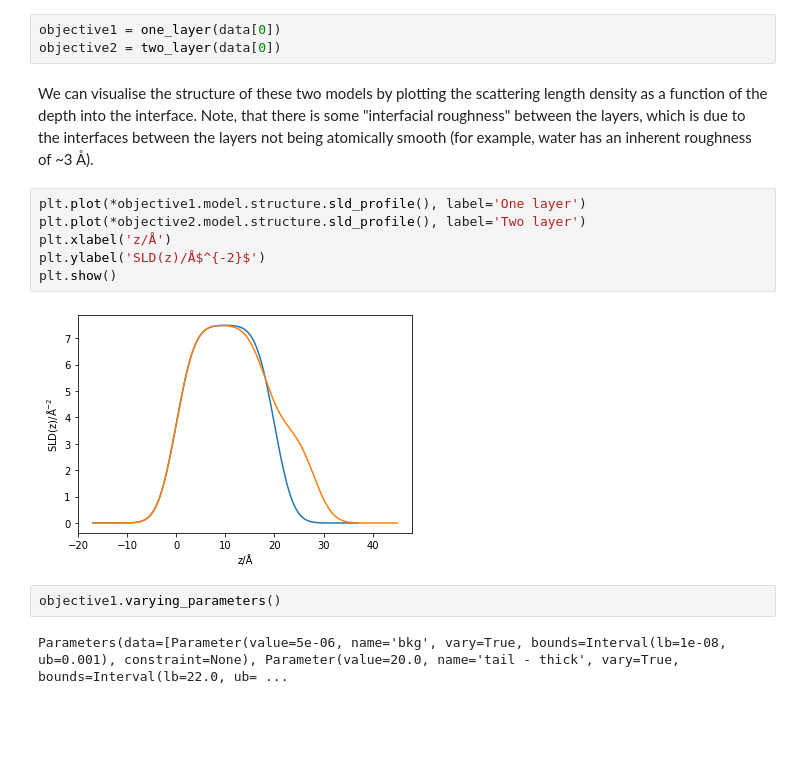
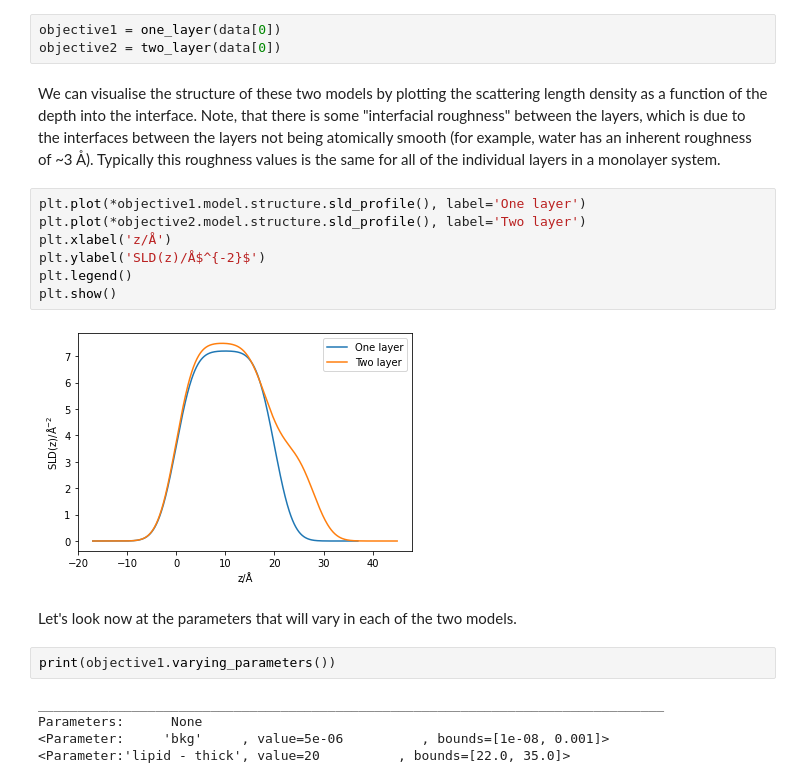
Before and after one commit to arm61/trad_ml_methods, a Jupyter notebook: bayes_exercise.ipynb, the cells around one changed output. Drawn from its saved outputs; the diff is of its cells as text; blank space fills up the shorter version.

Commit message:
finish model selection and hopefully resolve bug in refs

```diff
--- a/bayes_exercise.ipynb
+++ b/bayes_exercise.ipynb
@@ -37,18 +38,25 @@ We can import the fitting objective for each of the layers as shown below.
 # %%
 objective1 = one_layer(data[0])
 objective2 = two_layer(data[0])
-# %% [markdown]
-We can visualise the structure of these two models by plotting the scattering length density as a function of the depth into the interface.
-Note, that there is some "interfacial roughness" between the layers, which is due to the interfaces between the layers not being atomically smooth (for example, water has an inherent roughness of ~3 Å).
-# %%
-plt.plot(*objective1.model.structure.sld_profile(), label='One layer')
-plt.plot(*objective2.model.structure.sld_profile(), label='Two layer')
-plt.xlabel('z/Å')
-plt.ylabel('SLD(z)/Å$^{-2}$')
-plt.show()
-# %% [output]
-[figure, removed]
-# %%
-objective1.varying_parameters()
-# %% [output]
-Parameters(data=[Parameter(value=5e-06, name='bkg', vary=True, bounds=Interval(lb=1e-08, ub=0.001), constraint=None), Parameter(value=20.0, name='tail - thick', vary=True, bounds=Interval(lb=22.0, ub= ...
+# %% [markdown]
+We can visualise the structure of these two models by plotting the scattering length density as a function of the depth into the interface.
+Note, that there is some "interfacial roughness" between the layers, which is due to the interfaces between the layers not being atomically smooth (for example, water has an inherent roughness of ~3 Å).
+Typically this roughness values is the same for all of the individual layers in a monolayer system.
+# %%
+plt.plot(*objective1.model.structure.sld_profile(), label='One layer')
+plt.plot(*objective2.model.structure.sld_profile(), label='Two layer')
+plt.xlabel('z/Å')
+plt.ylabel('SLD(z)/Å$^{-2}$')
+plt.legend()
+plt.show()
+# %% [output]
+[figure, added]
+# %% [markdown]
+Let's look now at the parameters that will vary in each of the two models.
+# %%
+print(objective1.varying_parameters())
+# %% [output]
+________________________________________________________________________________
+Parameters:      None
+<Parameter:     'bkg'     , value=5e-06          , bounds=[1e-08, 0.001]>
+<Parameter:'lipid - thick', value=20          , bounds=[22.0, 35.0]>
```
Also changed, not shown: parts of 6 cells of this notebook, 6 other files.
